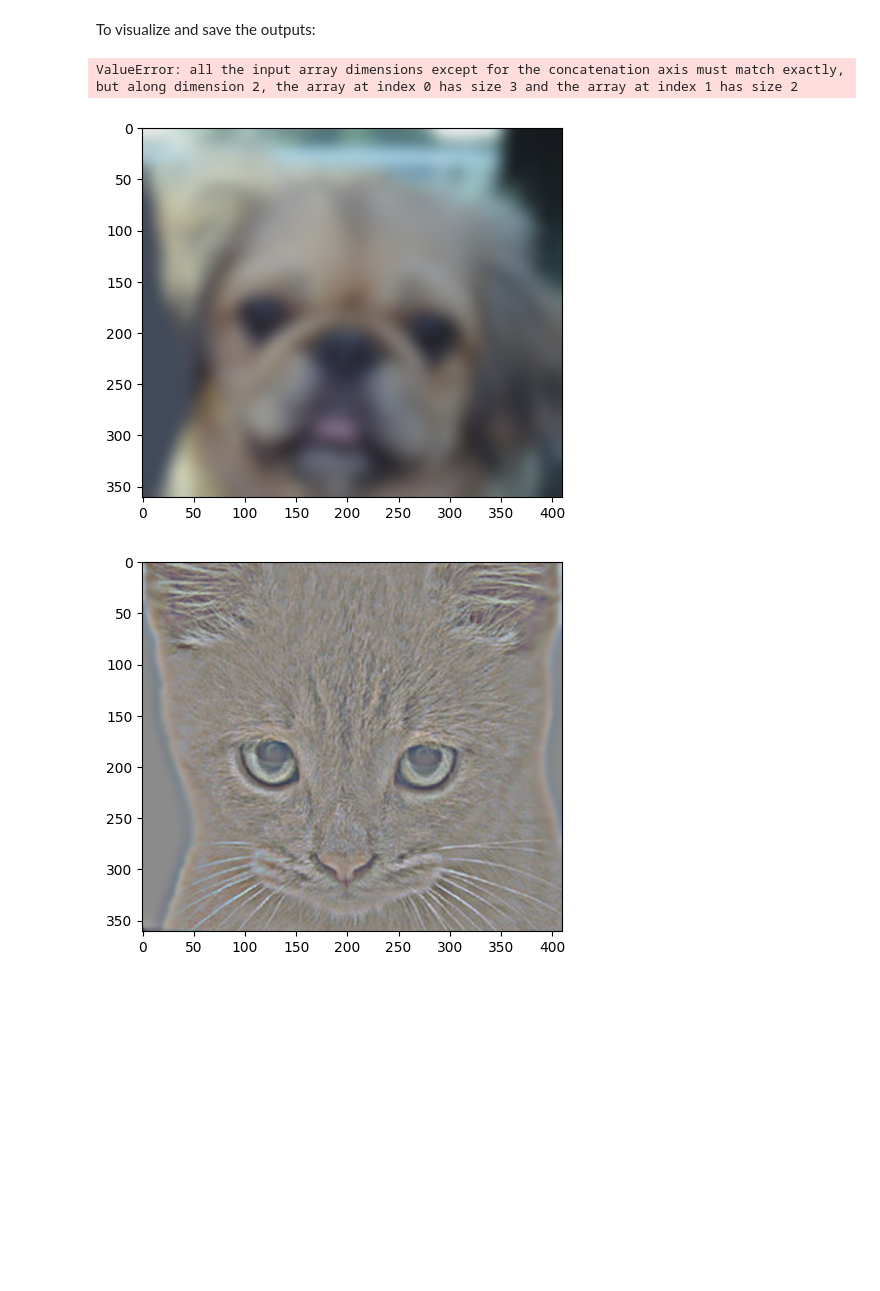
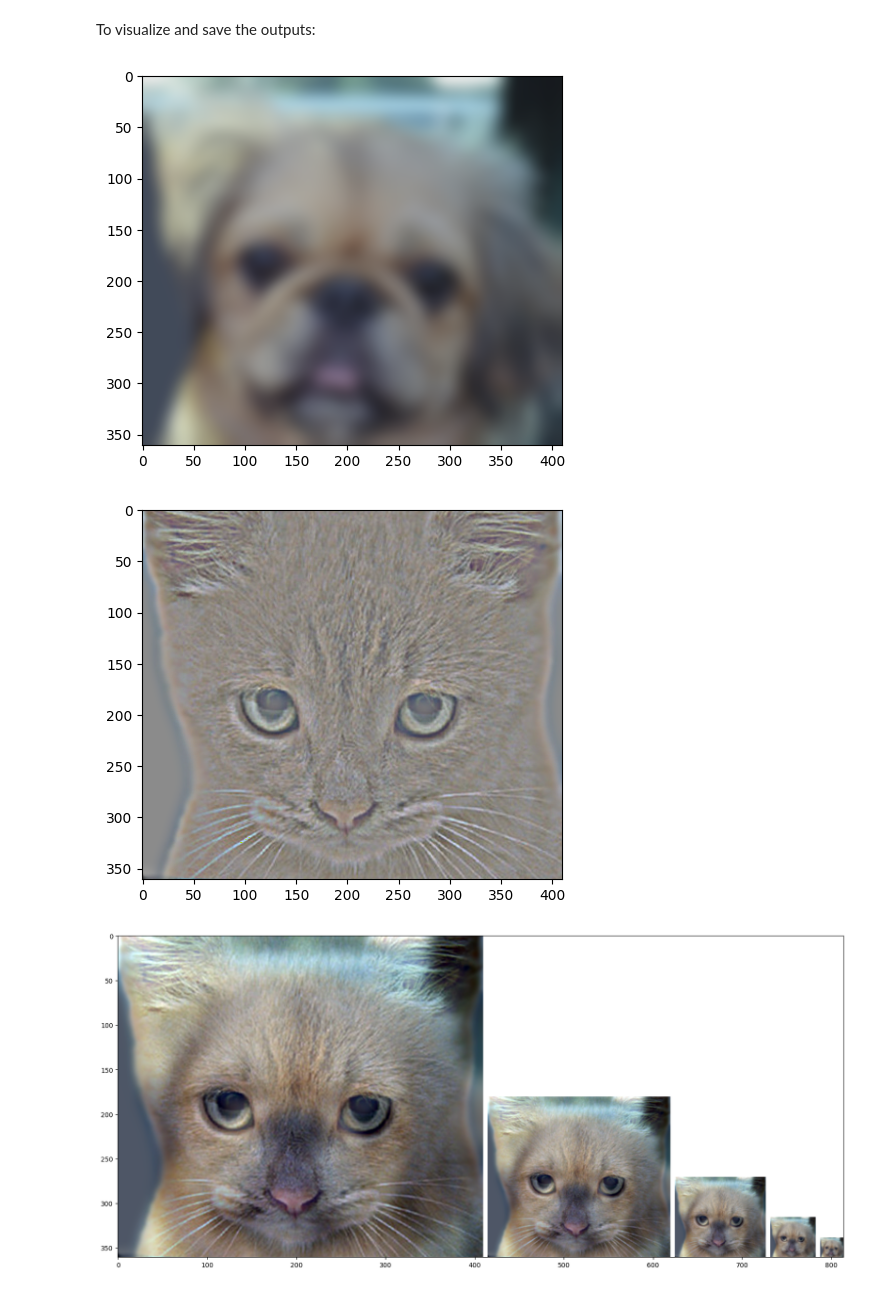
Before and after one commit to yowangPVAMU/PythonCV, a Jupyter notebook: hybrid_images.ipynb, the cells around one changed output. Saved outputs shown, nothing was run; the diff lists cells and outputs as text; code cells hidden in the pictures; blank space fills up the shorter version.

```diff
--- a/hybrid_images.ipynb
+++ b/hybrid_images.ipynb
@@ -175,7 +175,7 @@ def vis_hybrid_image(hybrid_image):
     output = np.hstack((output, np.ones((original_height, padding, num_colors),
                                         dtype=np.float32)))
     # downsample image
-    cur_image = rescale(cur_image, scale_factor, mode='reflect')
+    cur_image = rescale(cur_image, scale_factor, mode='reflect', channel_axis=2)
     # pad the top to append to the output
     pad = np.ones((original_height-cur_image.shape[0], cur_image.shape[1],
                    num_colors), dtype=np.float32)
@@ -246,14 +246,14 @@ To visualize and save the outputs:
 # %%
 plt.figure(); plt.imshow((low_frequencies*255).astype(np.uint8));
 plt.figure(); plt.imshow(((high_frequencies+0.5)*255).astype(np.uint8));
 vis = vis_hybrid_image(hybrid_image)
 plt.figure(figsize=(20, 20)); plt.imshow(vis);
 
-save_image('../results/low_frequencies.jpg', low_frequencies)
-save_image('../results/high_frequencies.jpg', high_frequencies+0.5)
-save_image('../results/hybrid_image.jpg', hybrid_image)
-save_image('../results/hybrid_image_scales.jpg', vis)
+save_image('low_frequencies.jpg', low_frequencies)
+save_image('high_frequencies.jpg', np.clip(high_frequencies+0.5, -1, 1))
+save_image('hybrid_image.jpg', hybrid_image)
+save_image('hybrid_image_scales.jpg', vis)
 # %% [output]
-ValueError: all the input array dimensions except for the concatenation axis must match exactly, but along dimension 2, the array at index 0 has size 3 and the array at index 1 has size 2
 [figure]
 [figure]
+[figure, added]
```
